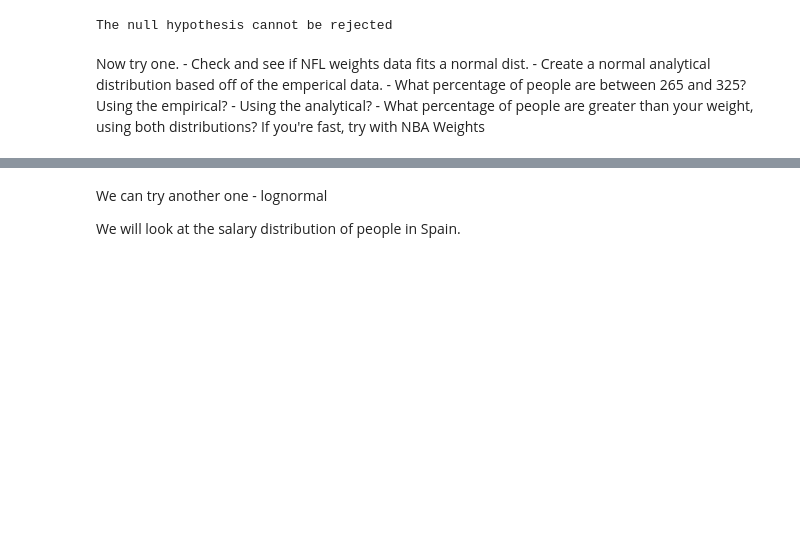
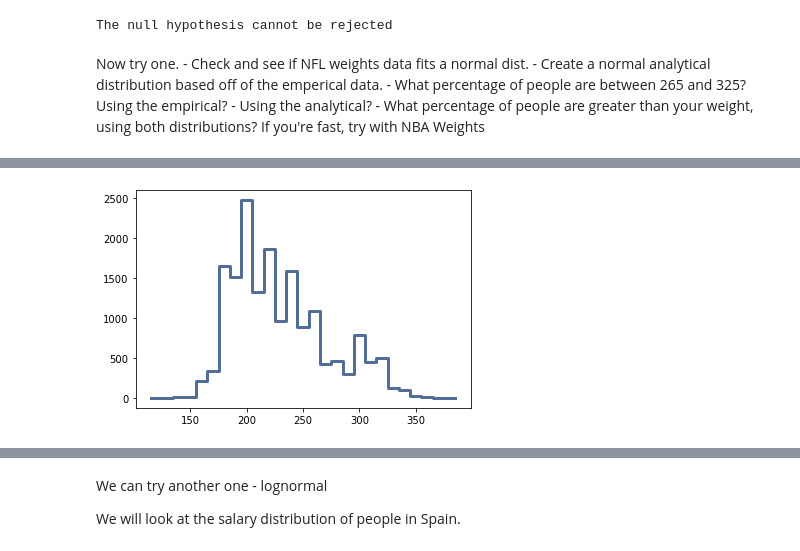
Before and after one commit to Soniyasunny1/BasicClassExamples, a Jupyter notebook: 007_Analytical_Dist.ipynb, the cells around one changed output, grey strips where cells are left out. Cells and saved outputs as stored; diff of their text form; code cells hidden in the pictures; blank space fills up the shorter version.

```diff
--- a/007_Analytical_Dist.ipynb
+++ b/007_Analytical_Dist.ipynb
@@ -117,0 +144,7 @@ If you're fast, try with NBA Weights
+# %%
+#pmf
+nflp = thinkstats2.Pmf(round(nfl, -1))
+thinkplot.Pmf(nflh)
+thinkplot.Config()
+# %% [output]
+[figure, added]
```
Also changed, not shown: parts of 18 cells of this notebook, 1 other file.
